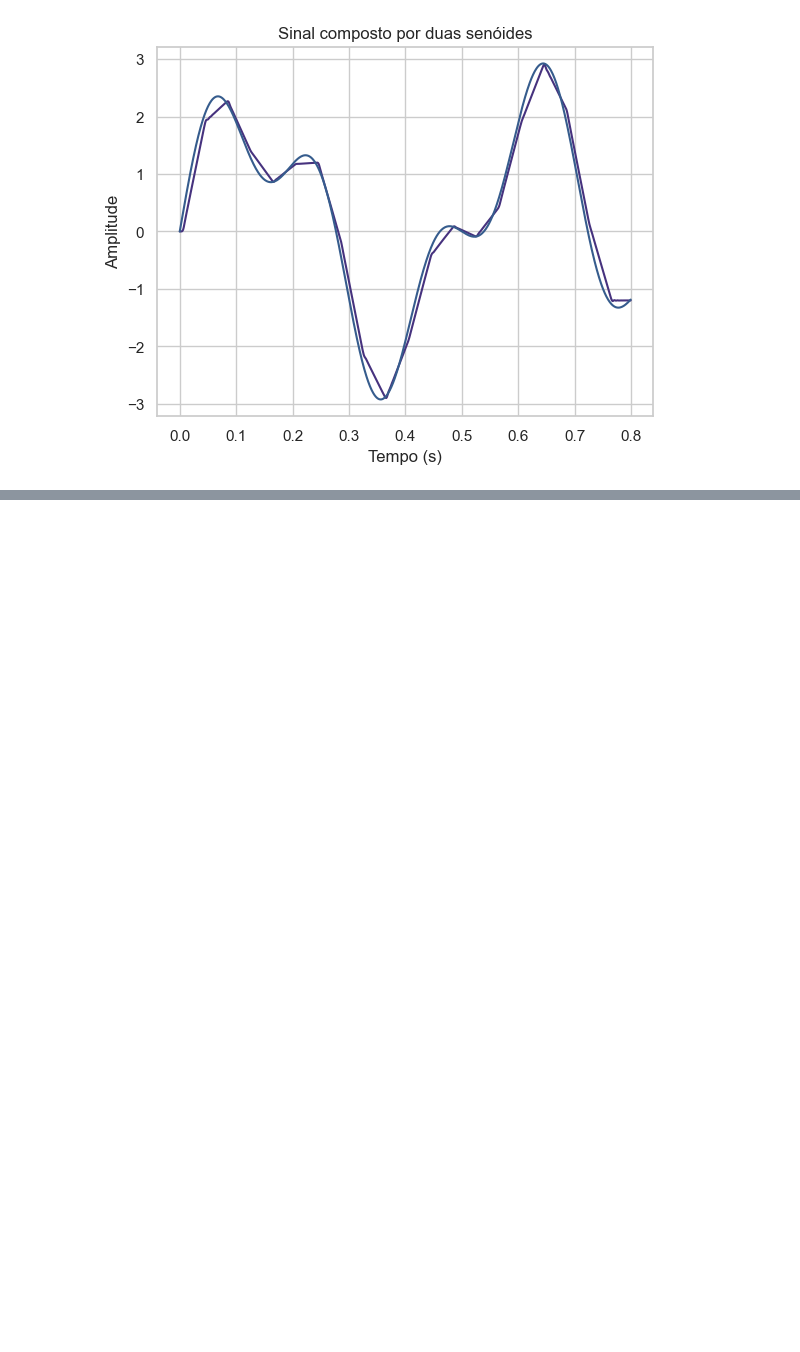
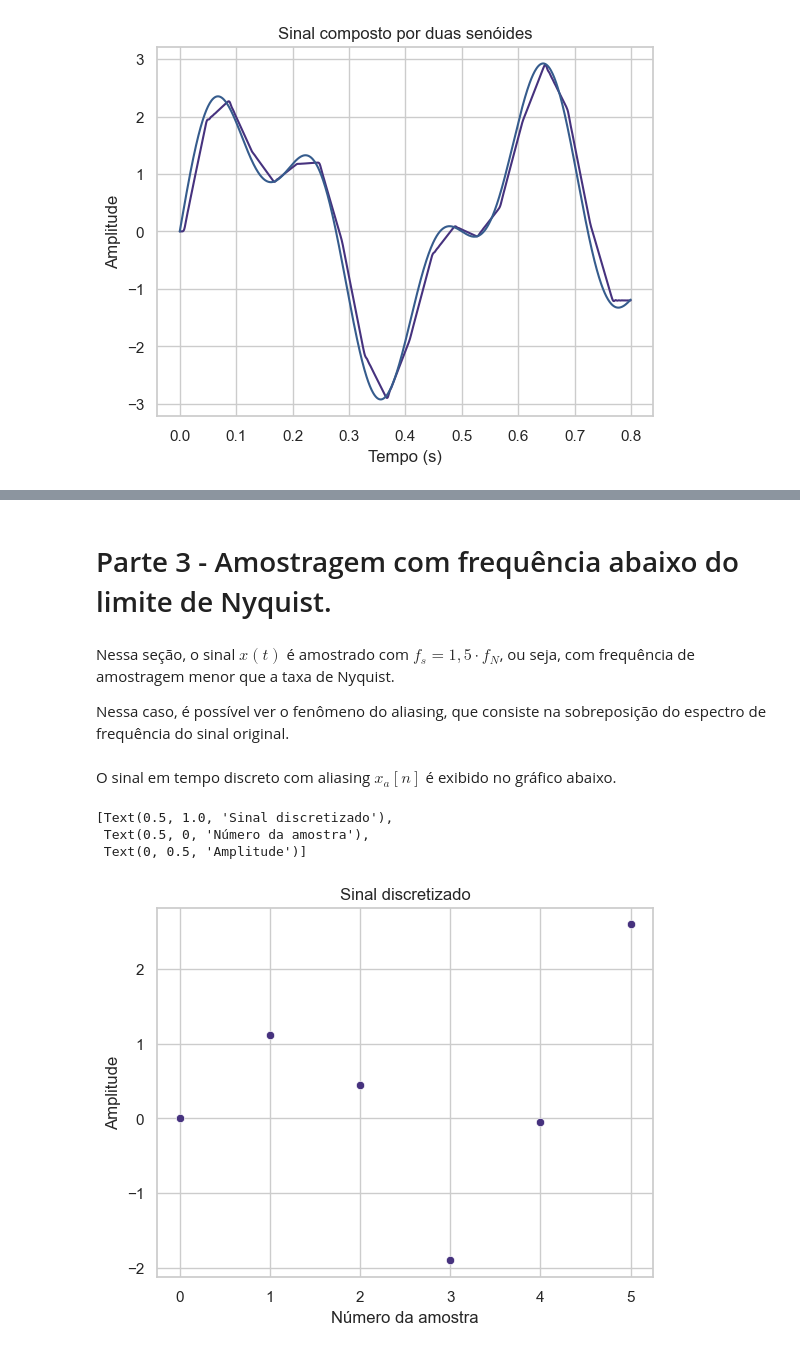
Before and after one commit to ricardoamachado/PPGEE0018, a Jupyter notebook: Atividades/atividade1.ipynb, the cells around one changed output, grey strips where cells are left out. Saved outputs shown, nothing was run; the diff lists cells and outputs as text; code cells hidden in the pictures; blank space fills up the shorter version.

```diff
--- a/Atividades/atividade1.ipynb
+++ b/Atividades/atividade1.ipynb
@@ -138,0 +172,20 @@ sns.lineplot(x=t, y=sinal)
+# %% [markdown]
+# Parte 3 - Amostragem com frequência abaixo do limite de Nyquist.
+# %% [markdown]
+Nessa seção, o sinal $x(t)$ é amostrado com $f_s = 1,5\cdot f_N$, ou seja, com frequência de amostragem menor que a taxa de Nyquist.
+
+Nessa caso, é possível ver o fenômeno do aliasing, que consiste na sobreposição do espectro de frequência do sinal original.
+# %%
+freq_amostragem_2 = 1.5*max(freq1, freq2)
+t_discreto_2 = np.arange(0, 4/freq1, 1/freq_amostragem_2)
+sinal_discreto_aliasing = A1*np.sin(2*np.pi*freq1*t_discreto_2) + A2*np.sin(2*np.pi*freq2*t_discreto_2)
+k = np.arange(0, len(t_discreto_2))
+# %% [markdown]
+O sinal em tempo discreto com aliasing $x_a[n]$ é exibido no gráfico abaixo.
+# %%
+sns.scatterplot(x=k, y=sinal_discreto_aliasing).set(title='Sinal discretizado', xlabel='Número da amostra', ylabel='Amplitude')
+# %% [output]
+[Text(0.5, 1.0, 'Sinal discretizado'),
+ Text(0.5, 0, 'Número da amostra'),
+ Text(0, 0.5, 'Amplitude')]
+[figure, added]
```
Also changed, not shown: parts of 20 cells of this notebook.
